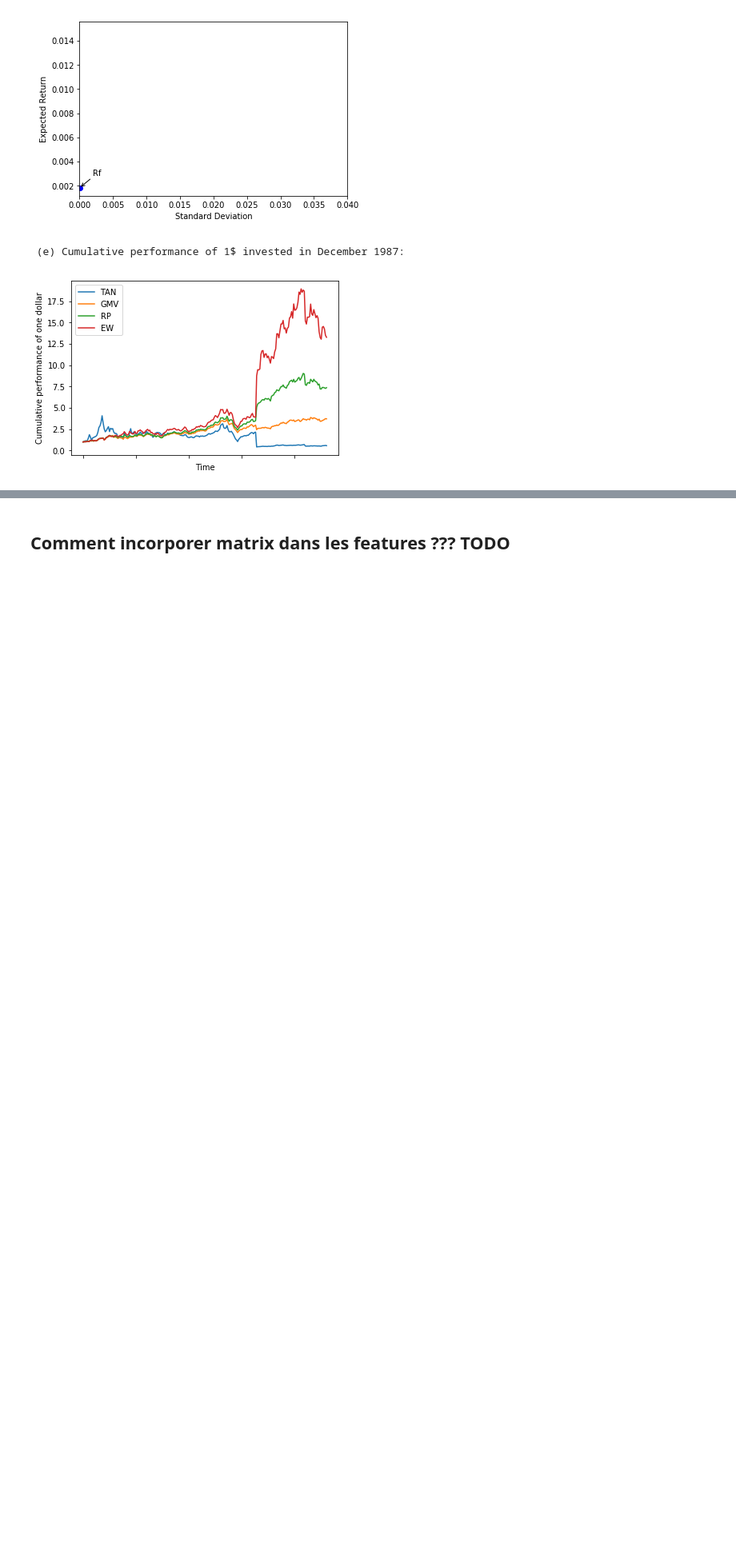
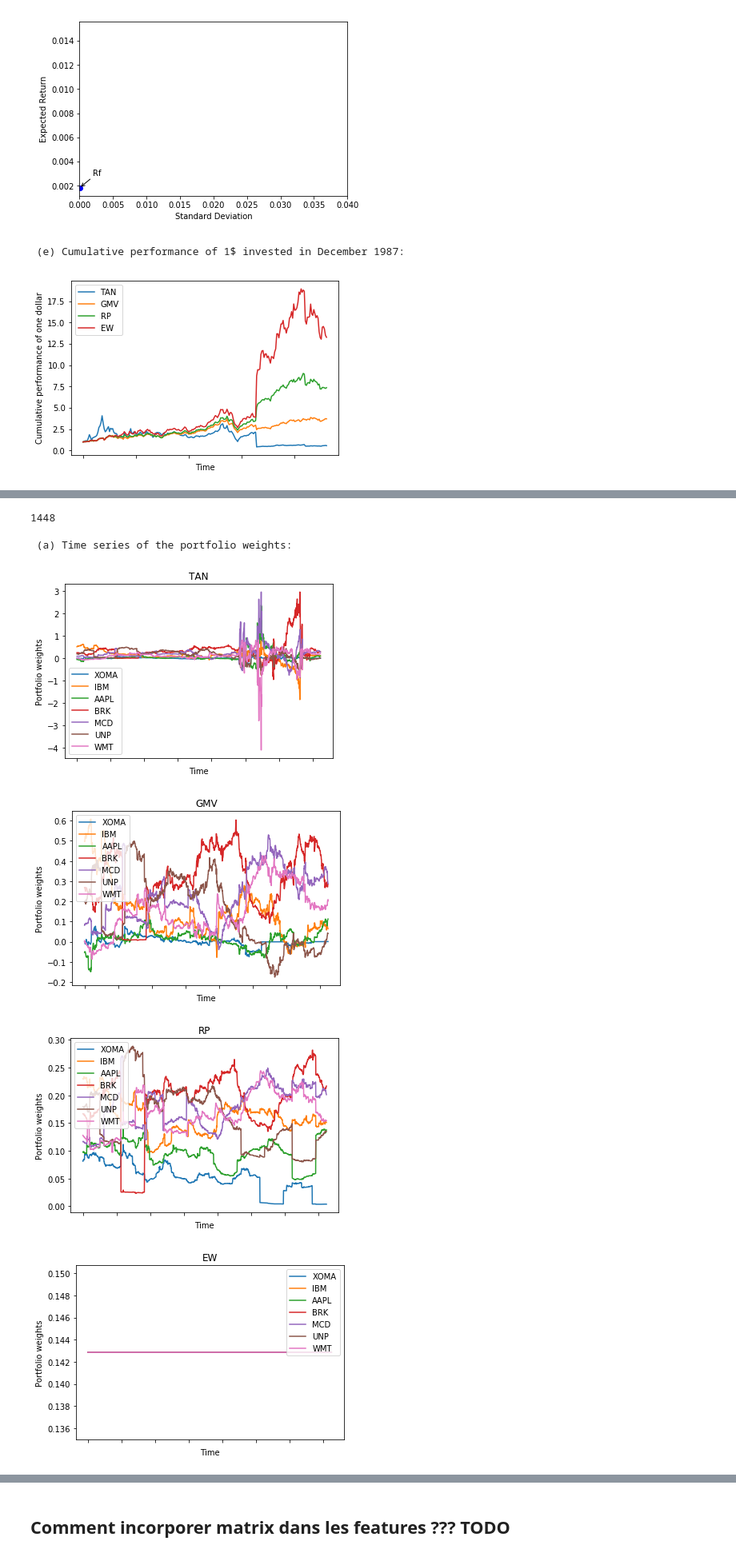
Before and after one commit to GregoireMayrhofer/financialbigdata, a Jupyter notebook: data_preprocessing.ipynb, the cells around one changed output, grey strips where cells are left out. Shown at 80% size. Cells and saved outputs as stored; diff of their text form; code cells hidden in the pictures; blank space fills up the shorter version.

```diff
--- a/data_preprocessing.ipynb
+++ b/data_preprocessing.ipynb
@@ -91,5 +92,11 @@ df_monthly['MCD'] = get_equities_data(SP_montly,permnos[4])
 df_monthly['UNP'] = get_equities_data(SP_montly,permnos[5])
 df_monthly['WMT'] = get_equities_data(SP_montly,permnos[6])
 """
-df_monthly
+
+df_daily.fillna(value=0, inplace=True)
+print(df_daily.isna().sum())
+print(df_daily.min()) # the zero of BRK is dangerous to calculate its return need to change it by the median
+
+df_daily['BRK'][df_daily['BRK'] == 0] = df_daily['BRK'].median()
+print(df_daily.min())
 # %% [output]
@@ -388,0 +436,65 @@ print(labels)
+# %%
+#compute portfolio weights
+rolling_window_step = 140
+
+roll_weekly_mean = ret_weekly.rolling(window=rolling_window_step,min_periods=rolling_window_step).mean() #rolling window = 12 month * 10 years of data to define returns of each portfolios
+roll_weekly_std = ret_weekly.rolling(window=rolling_window_step,min_periods=rolling_window_step).std()
+roll_weekly_cov = ret_weekly.rolling(window=rolling_window_step,min_periods=rolling_window_step).cov()
+roll_weekly_Rf = Rf_weekly.rolling(window=rolling_window_step,min_periods=rolling_window_step).mean()
+# %%
+ONES = np.ones(7)
+
+dates = ret_weekly.iloc[(rolling_window_step-1):].index.get_level_values(0)
+print(len(dates))
+Rf_weekly.index = ret_weekly.index
+
+w = np.zeros((len(dates), 4, 7))
+i = 0
+for date in dates:
+    # esimation of parameters
+    MU = roll_weekly_mean.loc[date].values
+    STD = roll_weekly_std.loc[date].values
+    SIGMA = roll_weekly_cov.loc[date].values
+    INV_SIGMA = np.linalg.inv(SIGMA)
+    #R0 = roll_Rf.loc[date]
+    #i.e., estimation of risk premium (mu-R0)
+    #An alternative is to esimate the expected return mu,
+    #and to use the current risk-free rate to compute the weights.
+    #In this second case, set:
+    R0 = Rf_weekly.loc[date]
+
+    A = (ONES@INV_SIGMA)@ONES
+    B = (ONES@INV_SIGMA)@MU
+    C = (MU@INV_SIGMA)@MU
+    DELTA = A*C-B**2
+
+    # composition of portfolio
+    w[i,0,:] = (INV_SIGMA@(MU-R0))/(B-A*R0) #TAN
+    w[i,1,:] = (INV_SIGMA@ONES)/A # GMV
+    tmp = 1/STD
+    w[i,2,:] = tmp/tmp.sum() #RP
+    w[i,3,:] = np.ones(7)/7 #EW
+    i+=1
+
+
+#plotting portfolios
+asset_classes = columns
+strategies = ['TAN','GMV','RP','EW']
+
+print('\n (a) Time series of the portfolio weights:')
+for i in range(len(strategies)):
+    df_w = pd.DataFrame(data=w[:,i,:],index=dates,columns=asset_classes)
+    df_w.plot(title=strategies[i])
+    plt.xlabel('Time')
+    plt.ylabel('Portfolio weights')
+    plt.legend(asset_classes, loc=0)
+    plt.show()
+print(sum(np.isnan(w)))
+# %% [output]
+1448
+
+ (a) Time series of the portfolio weights:
+[figure, added]
+[figure, added]
+[figure, added]
+[figure, added]
```
Also changed, not shown: parts of 17 cells of this notebook, 1 other file.
